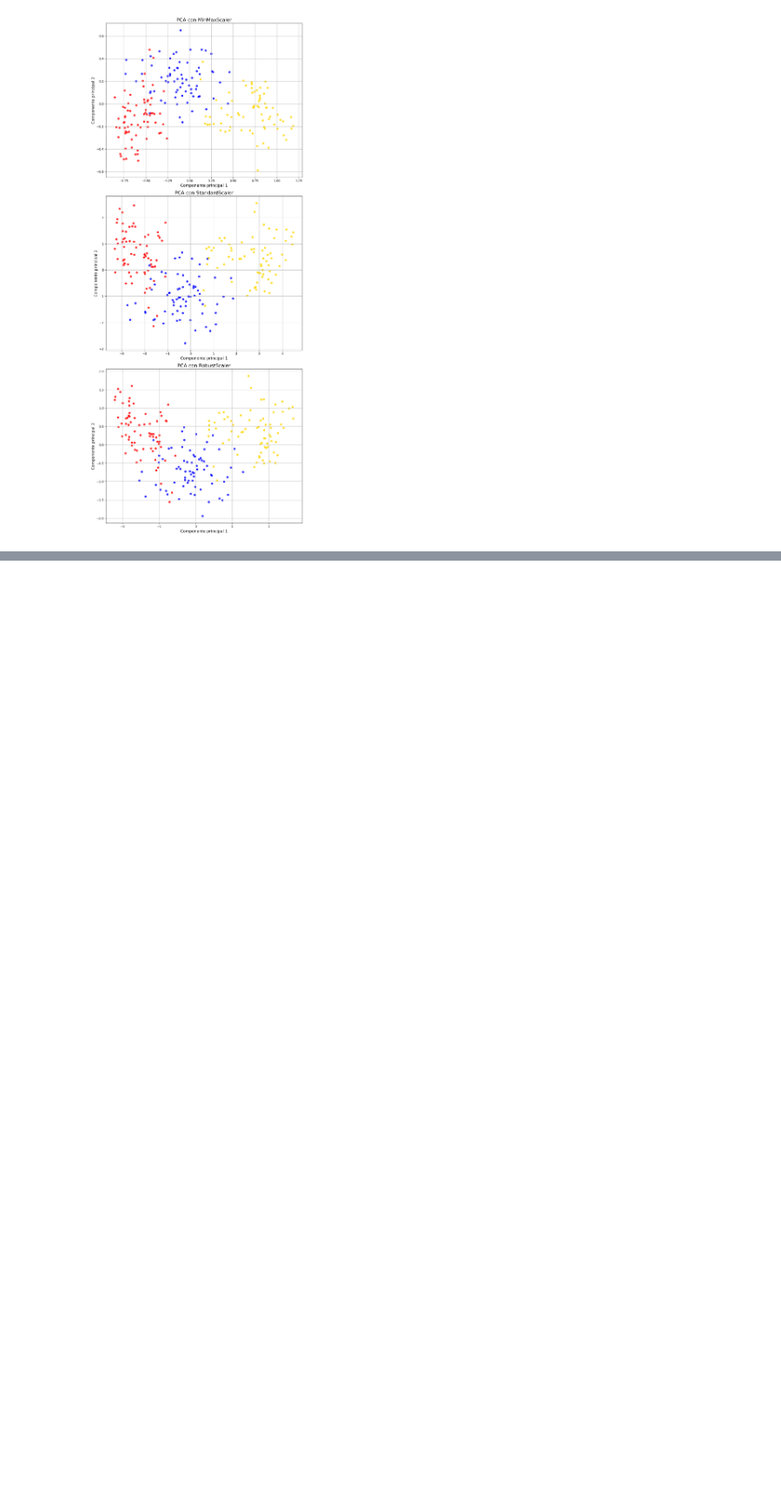
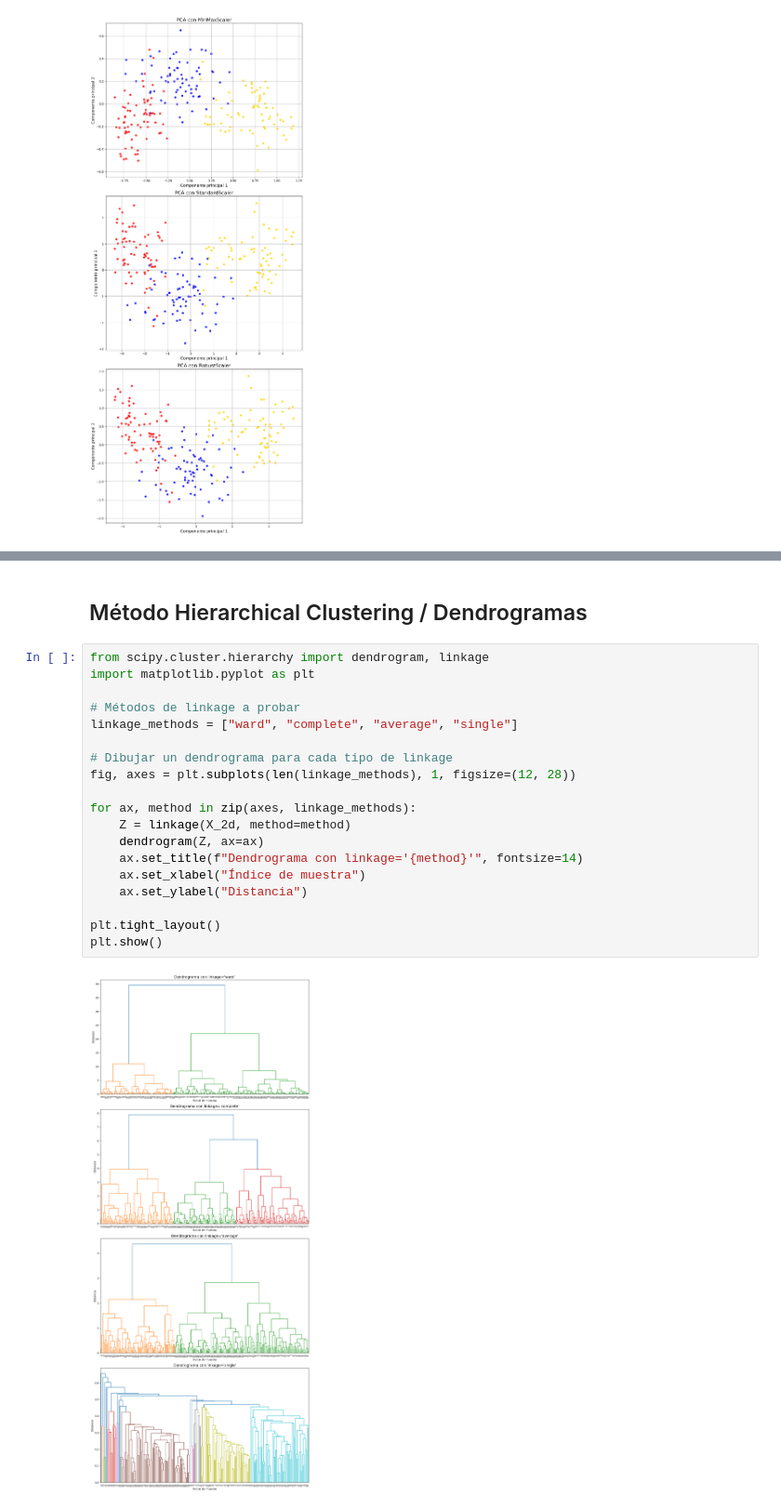
Before and after one commit to 100454201/Grupo35_Practica2, a Jupyter notebook: notebook_P2.ipynb, the cells around one changed output, grey strips where cells are left out. Shown: that part at 93% size. Cells and saved outputs as stored; diff of their text form; blank space fills up the shorter version.

```diff
--- a/notebook_P2.ipynb
+++ b/notebook_P2.ipynb
@@ -64,0 +132,23 @@ Los puntos están coloreados según la clase real de semilla:
+# %% [markdown]
+## Método Hierarchical Clustering / Dendrogramas
+# %%
+from scipy.cluster.hierarchy import dendrogram, linkage
+import matplotlib.pyplot as plt
+
+# Métodos de linkage a probar
+linkage_methods = ["ward", "complete", "average", "single"]
+
+# Dibujar un dendrograma para cada tipo de linkage
+fig, axes = plt.subplots(len(linkage_methods), 1, figsize=(12, 28))
+
+for ax, method in zip(axes, linkage_methods):
+    Z = linkage(X_2d, method=method)
+    dendrogram(Z, ax=ax)
+    ax.set_title(f"Dendrograma con linkage='{method}'", fontsize=14)
+    ax.set_xlabel("Índice de muestra")
+    ax.set_ylabel("Distancia")
+
+plt.tight_layout()
+plt.show()
+# %% [output]
+[figure, added]
```
Also changed, not shown: parts of 14 cells of this notebook.
